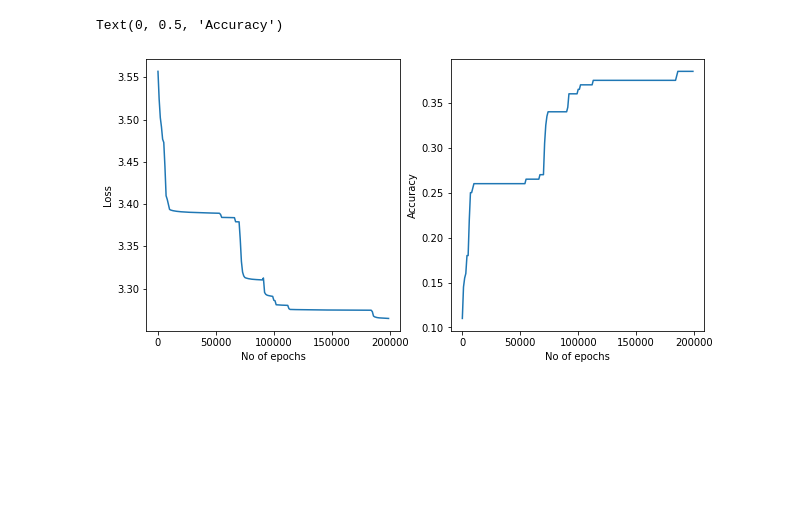
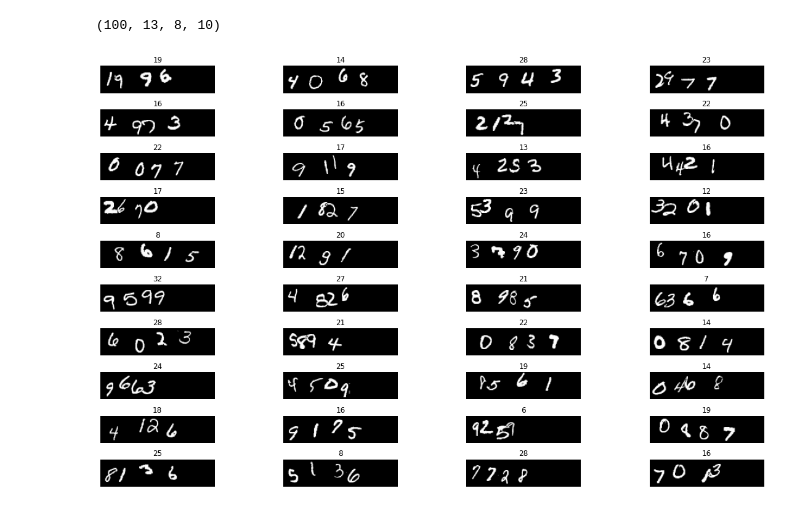
Before and after one commit to shaunak-badani/Digit-Summation, a Jupyter notebook: Digit Summation.ipynb, the cells around one changed output. Saved outputs shown, nothing was run; the diff lists cells and outputs as text; code cells hidden in the pictures; blank space fills up the shorter version.

```diff
--- a/Digit Summation.ipynb
+++ b/Digit Summation.ipynb
@@ -147,0 +109,50 @@ step: 1990, loss: 3.264644, accuracy: 0.385000
+# %%
+def Convolutional_MNIST(inp):
+    '''
+    Args:
+    inp => argument of size 40 * 168
+    outp => numpy array of size 13 * 141 * 10
+    '''
+    k, m, n = inp.shape
+    ki = 28
+    kj = 28
+#     img_no = 3
+
+    stridei = 1
+    stridej = 18
+
+    outx = (m - ki) // (stridei) + 1
+    outy = (n - kj) // (stridej) + 1
+
+    rows = (m - ki) // (stridei) + 1
+    cols = (n - kj) // (stridej) + 1
+
+    outp = np.zeros((k, outx, outy, 10))
+
+    for i in range(0, m - ki + 1, stridei):
+        for j in range(0, n - kj + 1, stridej):
+
+            img = inp[:, i:i + ki, j:j + kj]
+            pres = predict(img)
+            outi = i // stridei
+            outj = j // stridej
+            outp[:, outi, outj] = pres
+    return outp
+# %%
+k = train_data[:100]
+# %%
+h = Convolutional_MNIST(k)
+# %%
+print(h.shape)
+# %% [output]
+(100, 13, 8, 10)
+# %%
+q = np.max(h, axis = 1)
+q.sort(axis = 1)
+p = q[:,-5:-1, :]
+l = p.argmax(axis = 2)
+final = l.sum(axis = 1)
+# %%
+show_images(train_data, 40, final)
+# %% [output]
+[figure, added]
@@ -148,16 +175,19 @@ step: 1990, loss: 3.264644, accuracy: 0.385000
 # %%
-fig, ax = plt.subplots(1, 2, figsize = (10, 5))
-epochs = np.arange(0, 200000, 1000)
-ax[0].plot(epochs, losses)
-ax[0].set_xlabel("No of epochs")
-ax[0].set_ylabel("Loss")
+def plot_metrics(labels, Sums, num):
+    sums = np.array(Sums)
+    acc = (labels[:num] == sums)
+    loss = np.abs(labels[:num] - sums)
+    fig, ax = plt.subplots(1, 2, figsize = (10, 5))
 
-ax[1].plot(epochs, accuracies)
-ax[1].set_xlabel("No of epochs")
-ax[1].set_ylabel("Accuracy")
+    data = np.arange(0, num)
+    ax[0].scatter(data, loss)
 
+    ax[0].set_xlabel("Samples")
+    ax[0].set_ylabel("Loss")
 
-# fig.tight_layout()
+    ax[1].scatter(data, acc)
+    ax[1].set_xlabel("Samples")
+    ax[1].set_ylabel("Accuracy")
+    accuracy = np.around((np.count_nonzero(acc) / acc.shape[0]) * 100, 2)
+    fig.suptitle("Accuracy = {}".format(accuracy))
+#     fig.tight_layout()
-# %% [output]
-Text(0, 0.5, 'Accuracy')
-[figure, removed]
```
Also changed, not shown: parts of 27 cells of this notebook, 8 other files.
